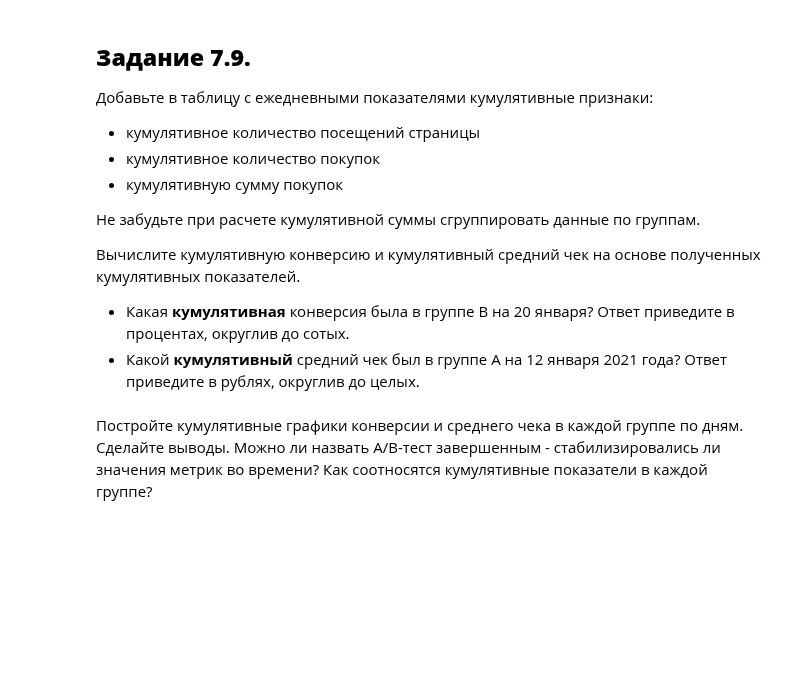
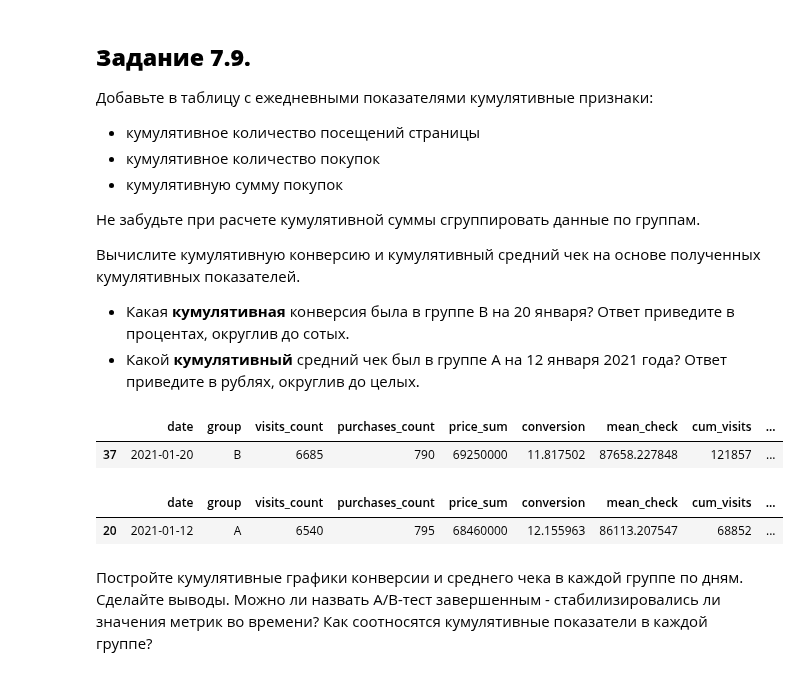
Before and after one commit to Novkozinin/SF_projects, a Jupyter notebook: HW-03_EDA_5_АВ_Тестирование/HW_EDA_5.ipynb, the cells around one changed output. Drawn from its saved outputs; the diff is of its cells as text; code cells hidden in the pictures; blank space fills up the shorter version.

```diff
--- a/HW-03_EDA_5_АВ_Тестирование/HW_EDA_5.ipynb
+++ b/HW-03_EDA_5_АВ_Тестирование/HW_EDA_5.ipynb
@@ -305,6 +305,25 @@ daily_data.head()
 * Какой **кумулятивный** средний чек был в группе А на 12 января 2021 года? Ответ приведите в рублях, округлив до целых.
 # %%
 # ваш код здесь
+# вычисляем кумулятивное количество посещений страницы
+daily_data['cum_visits'] = daily_data.groupby(['group'])['visits_count'].cumsum()
+# вычисляем кумулятивное количество покупок
+daily_data['cum_purchases'] = daily_data.groupby(['group'])['purchases_count'].cumsum()
+# вычисляем кумулятивную сумму покупок
+daily_data['cum_price'] = daily_data.groupby(['group'])['price_sum'].cumsum()
+
+# вычисляем кумулятивную конверсию
+daily_data['cum_conversion'] = daily_data['cum_purchases'] / daily_data['cum_visits'] * 100
+# вычисляем кумулятивный средний чек
+daily_data['cum_mean_price'] = daily_data['cum_price'] / daily_data['cum_purchases']
+
+display(daily_data[(daily_data['date'] == '2021-01-20') & (daily_data['group'] == 'B')])
+display(daily_data[(daily_data['date'] == '2021-01-12') & (daily_data['group'] == 'A')])
+# %% [output]
+|  | date | group | visits_count | purchases_count | price_sum | conversion | mean_check | cum_visits | ... |
+| 37 | 2021-01-20 | B | 6685 | 790 | 69250000 | 11.817502 | 87658.227848 | 121857 | ... |
+|  | date | group | visits_count | purchases_count | price_sum | conversion | mean_check | cum_visits | ... |
+| 20 | 2021-01-12 | A | 6540 | 795 | 68460000 | 12.155963 | 86113.207547 | 68852 | ... |
 # %% [markdown]
 Постройте кумулятивные графики конверсии и среднего чека в каждой группе по дням. Сделайте выводы. Можно ли назвать A/B-тест завершенным - стабилизировались ли значения метрик во времени? Как соотносятся кумулятивные показатели в каждой группе?
 # %%
```
Also changed, not shown: parts of 18 cells of this notebook.
